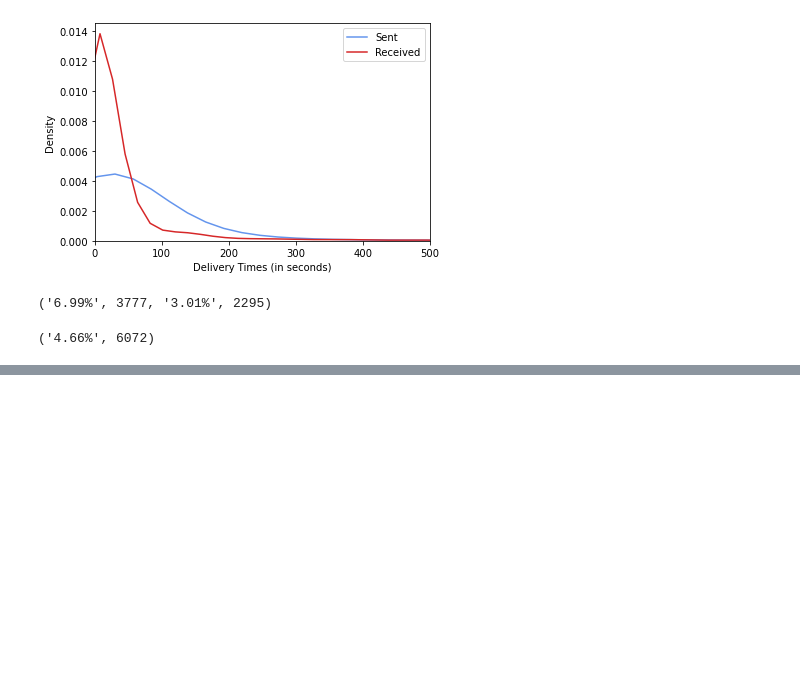
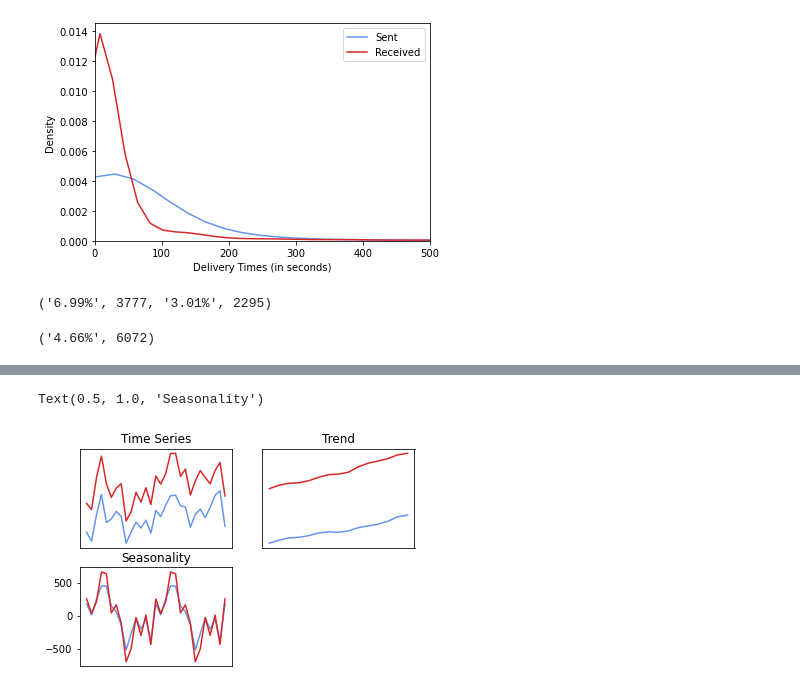
Before and after one commit to dacoster90/Communication-Analyzer, a Jupyter notebook: messages_analysis_november2020.ipynb, the cells around one changed output, grey strips where cells are left out. Cells and saved outputs as stored; diff of their text form; code cells hidden in the pictures; blank space fills up the shorter version.

```diff
--- a/messages_analysis_november2020.ipynb
+++ b/messages_analysis_november2020.ipynb
@@ -204,3 +202,48 @@ Text(0.5, 1.0, 'Delays per Day')
+# %%
+# Time Series TREND, SEASONAL and RANDOM for Sent and Received messages
+
+# Creating the decomposition variable
+decomp_sent = seasonal_decompose(ts_sent, period=14) # Periods can be thought of as special cases of intervals
+decomp_received = seasonal_decompose(ts_received, period=14)
+
+# Trend
+tend_sent = decomp_sent.trend
+tend_received = decomp_received.trend
+# Seasonal
+seas_sent = decomp_sent.seasonal
+seas_received = decomp_received.seasonal
+# Random
+rand_sent = decomp_sent.resid
+rand_received = decomp_received.resid
+
+plt.figure(1)
+plt.subplot(2,2,1)
+plt.plot(ts_sent,color ='cornflowerblue', label='Sent')
+plt.plot(ts_received,color ='tab:red',label='Received')
+plt.title('Time Series')
+plt.xticks([])
+plt.yticks([])
+plt.subplot(2,2,2)
+plt.plot(tend_sent,color ='cornflowerblue')
+plt.plot(tend_received,color ='tab:red')
+plt.xticks([])
+plt.yticks([])
+plt.title('Trend')
+plt.subplot(2,2,3)
+plt.plot(seas_sent,color ='cornflowerblue')
+plt.plot(seas_received,color ='tab:red')
+plt.xticks([])
+#plt.yticks([])
+plt.title('Seasonality')
+#plt.subplot(2,2,4)
+#plt.plot(rand_sent,color ='cornflowerblue')
+#plt.plot(rand_received,color ='tab:red')
+#plt.xticks([])
+#plt.yticks([])
+#plt.title('Resid')
+# %% [output]
+Text(0.5, 1.0, 'Seasonality')
+[figure, added]
 # %%
 # Filter Part II
 
```
Also changed, not shown: parts of 17 cells of this notebook.
